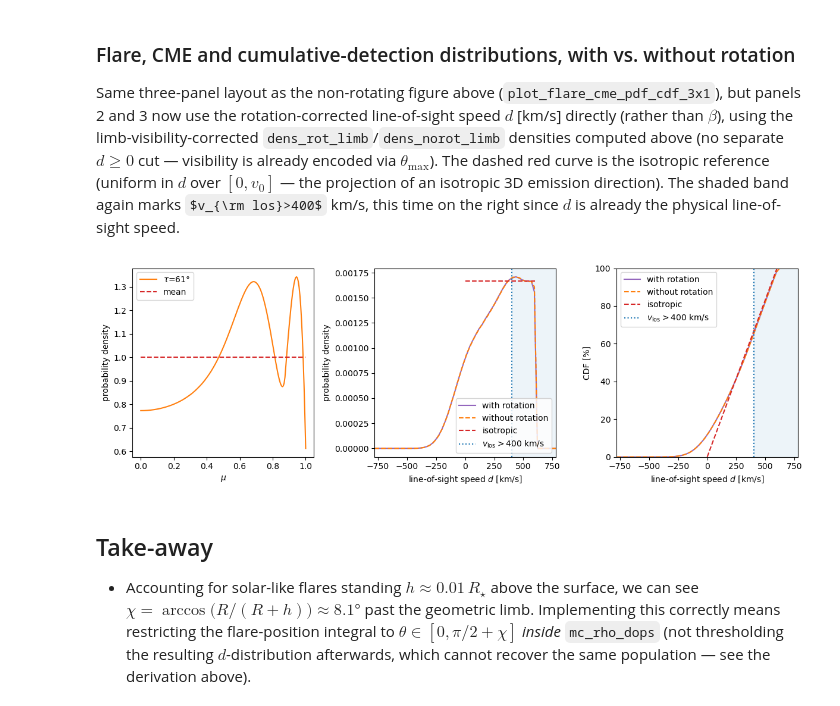
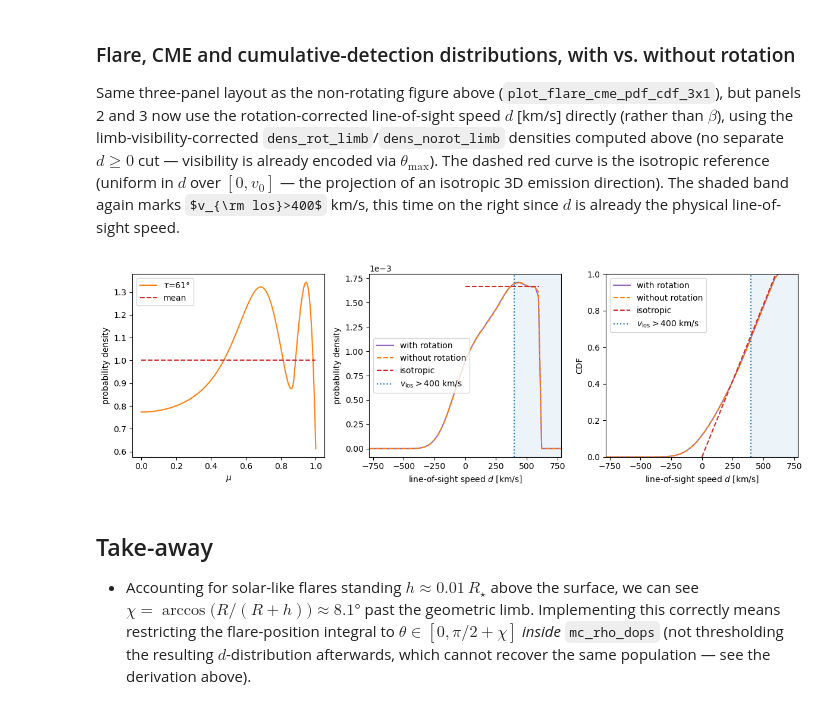
Before and after one commit to demichieldewilde/CME_distribution, a Jupyter notebook: EK_Draconis_CME_observation_ratio.ipynb, the cells around one changed output. Drawn from its saved outputs; the diff is of its cells as text; code cells hidden in the pictures; some formulas as TeX source.

```diff
--- a/EK_Draconis_CME_observation_ratio.ipynb
+++ b/EK_Draconis_CME_observation_ratio.ipynb
@@ -193,19 +193,19 @@ def plot_flare_cme_pdf_cdf_3x1(taus, betas, dens_list, beta2speed=None, speed2be
     if loc == 1:
         ax.legend()
 
-    # (3) CME CDF in beta, percent
+    # (3) CME CDF in beta, scale 0 to 1
     ax = axs[2]
     for c, d, tau_ in zip(colors, dens_list, taus):
         area = np.trapz(d, betas)
         d_pdf = d / area if area != 0 else d
         cdf = np.cumsum((d_pdf[:-1] + d_pdf[1:]) * 0.5 * np.diff(betas))
         cdf = np.concatenate(([0.0], cdf))
-        ax.plot(betas, cdf * 100, color=c, label=fr'$\tau$={int(round(tau_*180/np.pi))}°')
-    mean_cdf = (1.0 - np.cos(betas)) * 100
+        ax.plot(betas, cdf, color=c, label=fr'$\tau$={int(round(tau_*180/np.pi))}°')
+    mean_cdf = 1.0 - np.cos(betas)
     ax.plot(betas, mean_cdf, "--", color="tab:red", label="mean")
     ax.set_xlabel(r"$\beta$ [deg]")
-    ax.set_ylabel("CDF [%]")
-    ax.set_ylim(0, 100)
+    ax.set_ylabel("CDF")
+    ax.set_ylim(0, 1)
     if beta_thr is not None:
         ax.axvspan(0, beta_thr, color="tab:blue", alpha=0.08)
         ax.axvline(beta_thr, color="tab:blue", linestyle=":", lw=1.5, label=fr"$v_{{\rm los}}>{v_threshold}$ km/s")
@@ -532,43 +534,44 @@ def plot_flare_cme_pdf_cdf_3x1_rotation(tau, dops, dens_by_label, v0, v_threshol
         ax.axvline(v_threshold, color="tab:blue", linestyle=":", lw=1.5, label=fr"$v_{{\rm los}}>{v_threshold}$ km/s")
     ax.set_xlabel(r"line-of-sight speed $d$ [km/s]")
     ax.set_ylabel("probability density")
+    ax.ticklabel_format(axis="y", style="sci", scilimits=(0, 0))
     ax.set_xlim(d_pos.min(), d_pos.max())
     ax.legend()
 
-    # (3) CME CDF in d, percent
+    # (3) CME CDF in d, scale 0 to 1
     ax = axs[2]
     for label, dens_ in dens_by_label.items():
         d_pdf = dens_
         cdf_ = cumulative_trapezoid(d_pdf, d_pos, initial=0)
-        ax.plot(d_pos, cdf_ / cdf_[-1] * 100, color=colors[label], linestyle=linestyles[label], label=label)
-    iso_cdf = np.clip((d_iso - 0) / v0 * 100, 0, 100)
+        ax.plot(d_pos, cdf_ / cdf_[-1], color=colors[label], linestyle=linestyles[label], label=label)
+    iso_cdf = np.clip((d_iso - 0) / v0, 0, 1)
     ax.plot(d_iso, iso_cdf, "--", color="tab:red", label="isotropic")
     if v_threshold is not None:
         ax.axvspan(v_threshold, d_pos.max(), color="tab:blue", alpha=0.08)
         ax.axvline(v_threshold, color="tab:blue", linestyle=":", lw=1.5, label=fr"$v_{{\rm los}}>{v_threshold}$ km/s")
     ax.set_xlabel(r"line-of-sight speed $d$ [km/s]")
-    ax.set_ylabel("CDF [%]")
-    ax.set_ylim(0, 100)
+    ax.set_ylabel("CDF")
+    ax.set_ylim(0, 1)
     ax.set_xlim(d_pos.min(), d_pos.max())
     ax.legend()
 
     plt.tight_layout()
     Path("Figures").mkdir(exist_ok=True)
     plt.savefig(f"Figures/{name}.pdf")
     return fig, axs
 
 
 fig, axs = plot_flare_cme_pdf_cdf_3x1_rotation(
     tau=tau,
     dops=dops,
     dens_by_label={"with rotation": dens_rot_limb, "without rotation": dens_norot_limb},
     v0=v0,
     v_threshold=v_threshold,
     name="EK_Draconis_rotation_dist",
 )
 plt.show()
 # %% [output]
-[figure, old version]
+[figure, new version]
 # %% [markdown]
 ## Take-away
 
```
Also changed, not shown: parts of 5 cells of this notebook, 12 other files.
